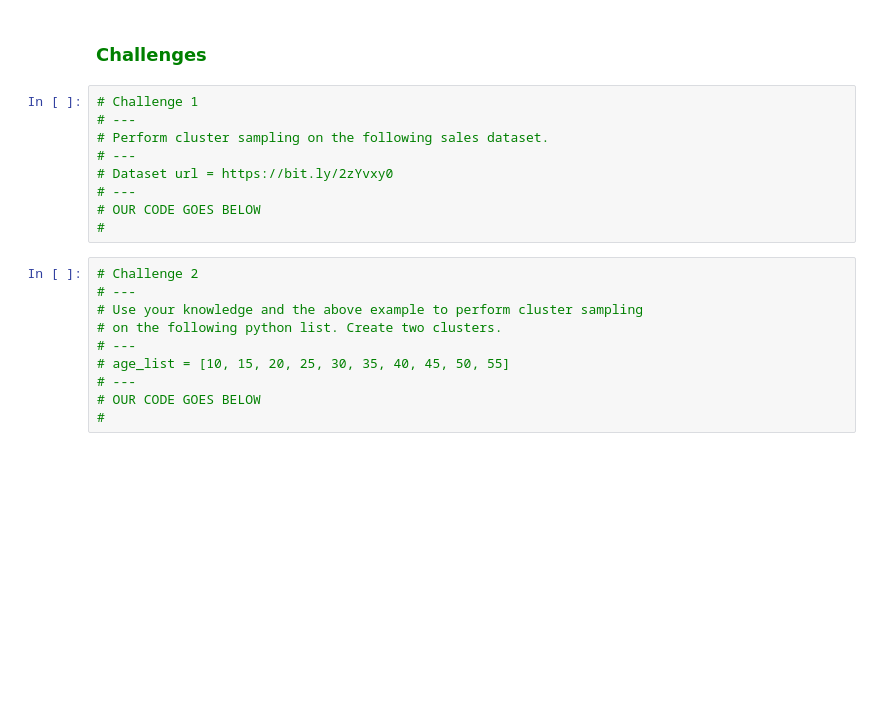
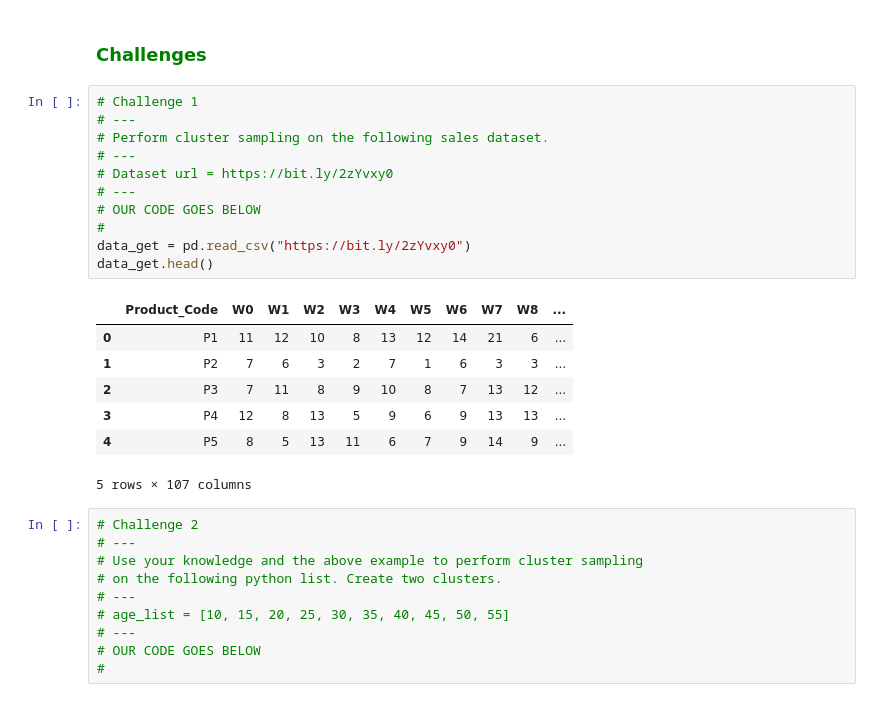
Before and after one commit to mwass/collab_notebooks, a Jupyter notebook: Copy_of_AfterWork_Data_Science_Sampling_Techniques_with_Python_Notebook.ipynb, the cells around one changed output. Drawn from its saved outputs; the diff is of its cells as text; blank space fills up the shorter version.

```diff
--- a/Copy_of_AfterWork_Data_Science_Sampling_Techniques_with_Python_Notebook.ipynb
+++ b/Copy_of_AfterWork_Data_Science_Sampling_Techniques_with_Python_Notebook.ipynb
@@ -493,12 +590,22 @@ third_cluster.head()
 # %%
 # Challenge 1
 # ---
 # Perform cluster sampling on the following sales dataset.
 # ---
 # Dataset url = https://bit.ly/2zYvxy0
 # ---
 # OUR CODE GOES BELOW
 #
+data_get = pd.read_csv("https://bit.ly/2zYvxy0")
+data_get.head()
+# %% [output]
+|  | Product_Code | W0 | W1 | W2 | W3 | W4 | W5 | W6 | W7 | W8 | ... |
+| 0 | P1 | 11 | 12 | 10 | 8 | 13 | 12 | 14 | 21 | 6 | ... |
+| 1 | P2 | 7 | 6 | 3 | 2 | 7 | 1 | 6 | 3 | 3 | ... |
+| 2 | P3 | 7 | 11 | 8 | 9 | 10 | 8 | 7 | 13 | 12 | ... |
+| 3 | P4 | 12 | 8 | 13 | 5 | 9 | 6 | 9 | 13 | 13 | ... |
+| 4 | P5 | 8 | 5 | 13 | 11 | 6 | 7 | 9 | 14 | 9 | ... |
+5 rows × 107 columns
 # %%
 # Challenge 2
 # ---
```
Also changed, not shown: parts of 11 cells of this notebook.
